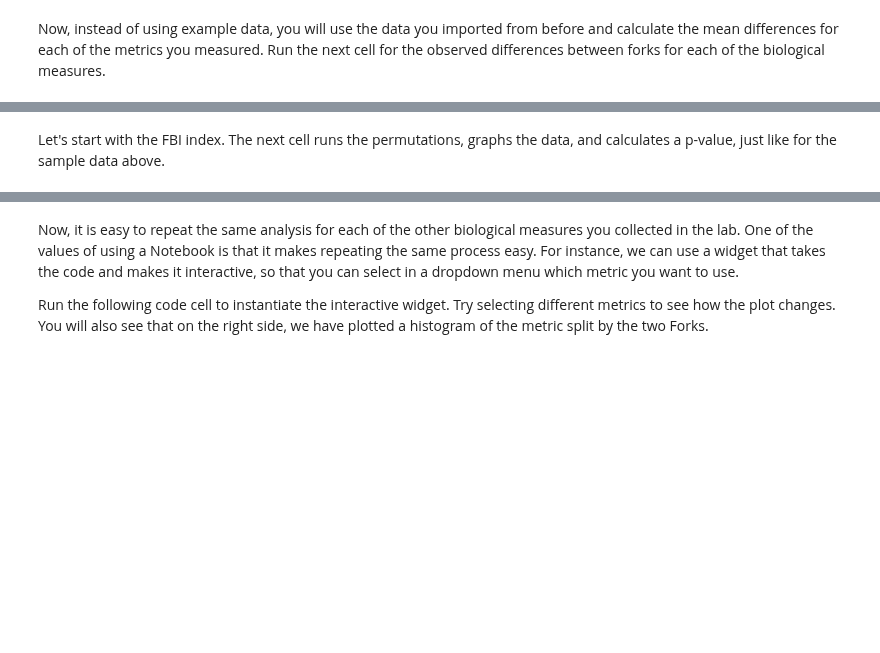
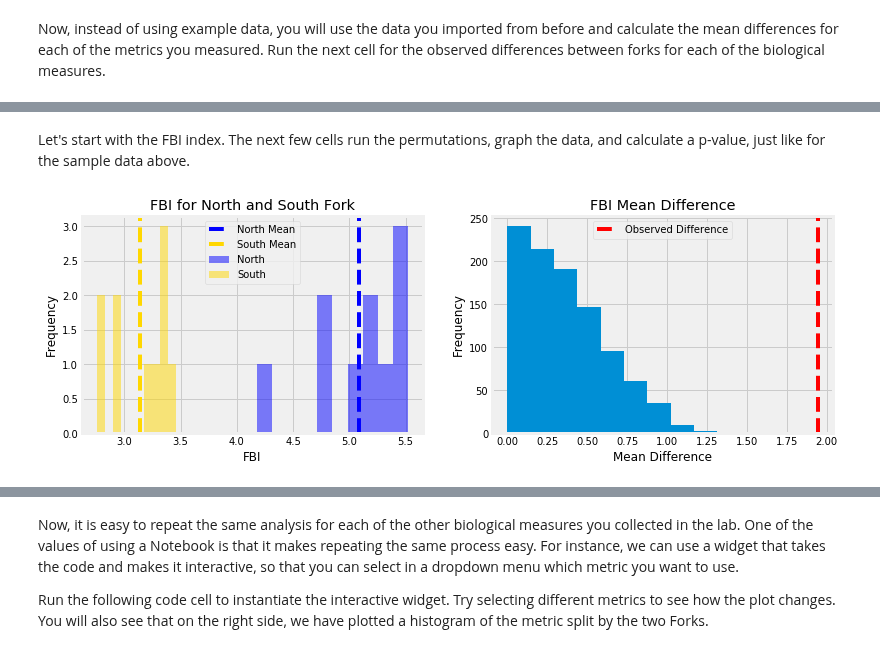
Before and after one commit to ds-modules/Bio-1B, a Jupyter notebook: Strawberry Creek/Bioindicators Notebook.ipynb, the cells around one changed output, grey strips where cells are left out. Cells and saved outputs as stored; diff of their text form; code cells hidden in the pictures; blank space fills up the shorter version.

```diff
--- a/Strawberry Creek/Bioindicators Notebook.ipynb
+++ b/Strawberry Creek/Bioindicators Notebook.ipynb
@@ -257,5 +328,5 @@ observed_difference
 # %% [markdown]
-Let's start with the FBI index.  The next cell runs the permutations, graphs the data, and calculates a p-value, just like for the sample data above.
+Let's start with the FBI index.  The next few cells run the permutations, graph the data, and calculate a p-value, just like for the sample data above.
 # %%
 def difference_in_means(pd_series):
     return abs(pd_series['North'].mean() - pd_series['South'].mean())
@@ -277,3 +343,25 @@ plt.legend();
+# %%
+plt.figure(figsize=(12,4))
+
+plt.subplot(121)
+plt.hist(data[data['Fork'] == 'North']['FBI'], color='blue', alpha=0.5, label='North')
+plt.hist(data[data['Fork'] == 'South']['FBI'], color='gold', alpha=0.5, label='South')
+plt.axvline(data[data['Fork'] == 'North']['FBI'].mean(), color='blue', linestyle='--', label='North Mean')
+plt.axvline(data[data['Fork'] == 'South']['FBI'].mean(), color='gold', linestyle='--', label='South Mean')
+plt.xlabel('FBI')
+plt.ylabel('Frequency')
+plt.title('FBI for North and South Fork')
+plt.legend()
+
+plt.subplot(122)
+plt.hist(permutation_differences)
+plt.axvline(observed_difference['FBI'], color='red', linestyle='--', label='Observed Difference')
+plt.xlabel('Mean Difference')
+plt.ylabel('Frequency')
+plt.title('FBI Mean Difference')
+plt.legend();
+# %% [output]
+[figure, added]
 # %%
 p_val_count = sum(i > observed_difference['FBI'] for i in permutation_differences)/len(permutation_differences)
 p_val_count
```
Also changed, not shown: parts of 17 cells of this notebook, 1 other file.
